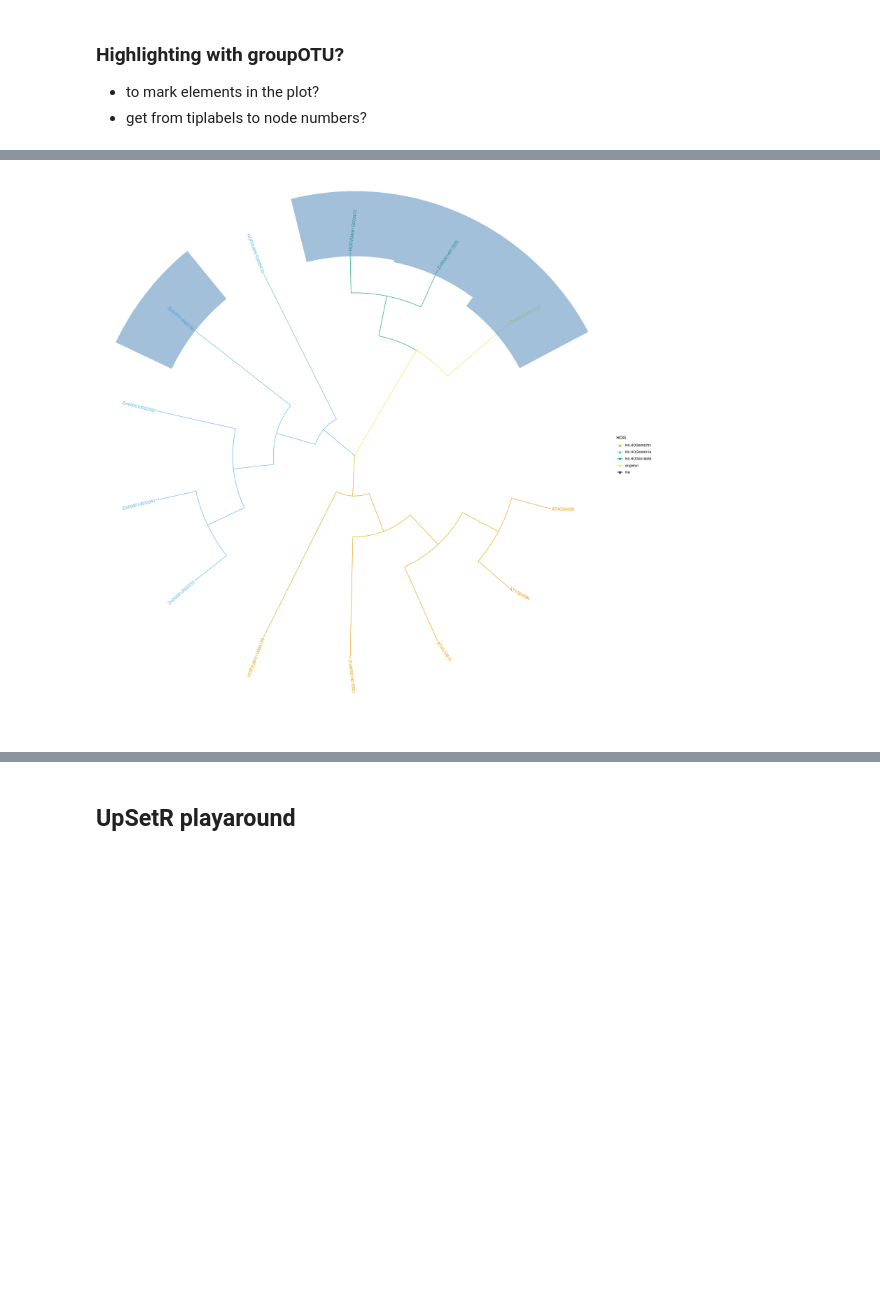
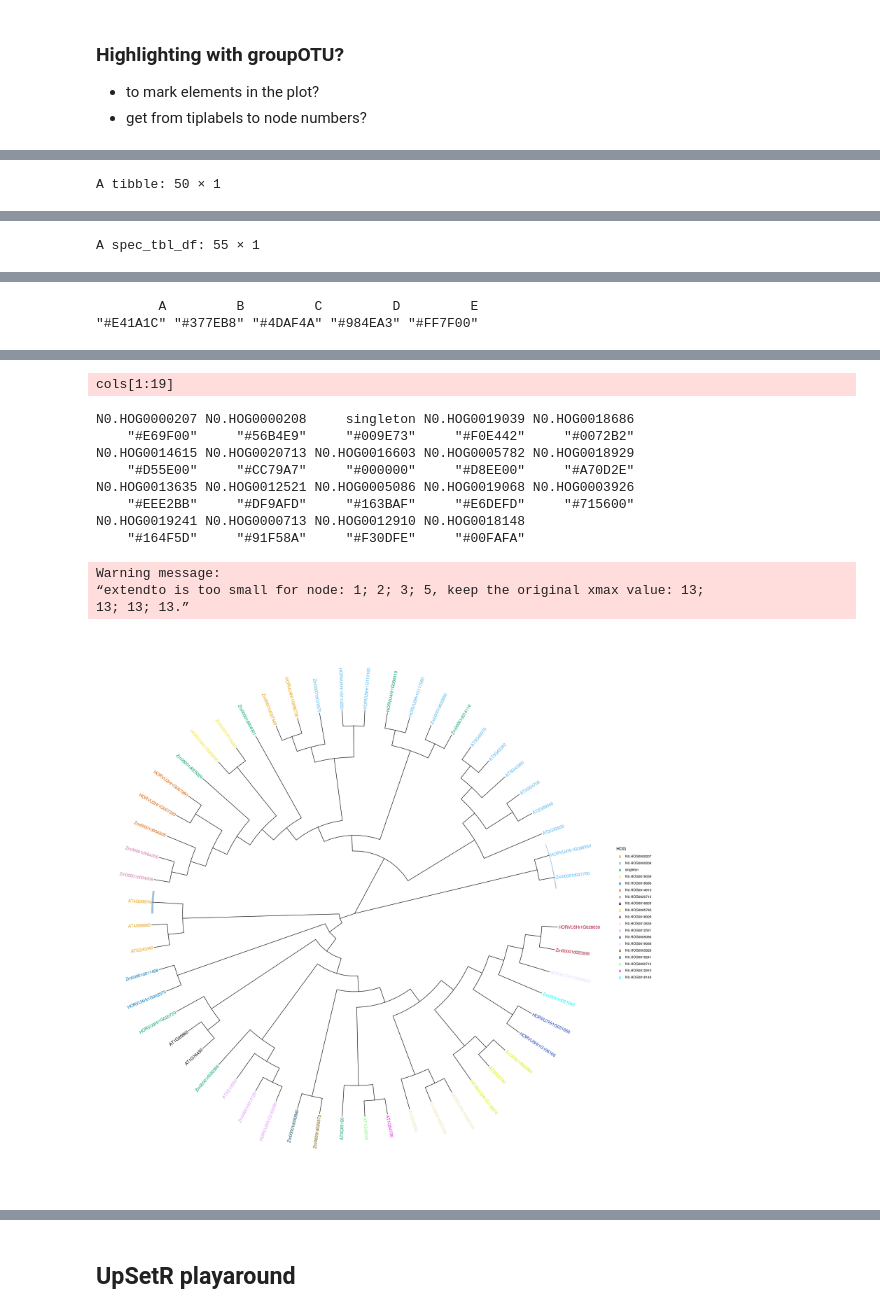
Before and after one commit to tgstoecker/A2TEA.WebApp, a Jupyter notebook: shiny_tests.ipynb, the cells around one changed output, grey strips where cells are left out. Cells and saved outputs as stored; diff of their text form; code cells hidden in the pictures; blank space fills up the shorter version.

Commit message:
coloring is more tricky than expected - legend already correct
an additional label named 0 is sometimes introduced - have to rework the groupOTU code a bit

```diff
--- a/shiny_tests.ipynb
+++ b/shiny_tests.ipynb
@@ -951,8 +1017,11 @@ pie(rep(1,37), col = cols)
 # %%
-my_tree <- HYPOTHESES.a2tea$hypothesis_1@expanded_OGs$N0.HOG0005781@tree
+my_tree <- HYPOTHESES.a2tea$hypothesis_1@expanded_OGs$N0.HOG0000207@tree
 #my_tree
-my_tree_HOG_genes <- HYPOTHESES.a2tea$hypothesis_1@expanded_OGs$N0.HOG0005781@genes_HOG
+my_tree_HOG_genes <- HYPOTHESES.a2tea$hypothesis_1@expanded_OGs$N0.HOG0000207@genes_HOG
 #my_tree_HOG_genes
+HYPOTHESES.a2tea$hypothesis_1@expanded_OGs$N0.HOG0000207@genes_HOG
+HYPOTHESES.a2tea$hypothesis_1@expanded_OGs$N0.HOG0000207@genes_extend_hits
+HYPOTHESES.a2tea$hypothesis_1@expanded_OGs$N0.HOG0000207@genes
 
 # access to all ids for each tip label ;D - as_tibble
 #groupOTU(my_tree, "Zm00001d013553", group_name = "my_tree_HOG_genes") %>% as_tibble
@@ -972,6 +1041,51 @@ el <- list()
 
     # reduce the list to unique tags
     el_split <- sapply(unique(names(el)), function(x) unname(unlist(el[names(el)==x])), simplify=FALSE)
+    #length(el_split)
+
+
+    x <- as_vector(HYPOTHESES.a2tea$hypothesis_1@expanded_OGs$N0.HOG0000207@genes)
+    #  pull(., HOG)
+    x
+
+    HOG_vec <- HOG_DE.a2tea %>%
+      filter(gene %in% x) %>%
+      arrange(match(gene, x)) %>%
+      distinct(HOG) %>% pull()
+    HOG_vec
+
+    dat <- data.frame(x=runif(10),y=runif(10),
+        grp = rep(LETTERS[1:5],each = 2),stringsAsFactors = TRUE)
+    library(RColorBrewer)
+    myColors <- brewer.pal(5,"Set1")
+    names(myColors) <- levels(dat$grp)
+    myColors
+
+
+    cols <- c(
+          '#E69F00','#56B4E9','#009E73','#F0E442','#0072B2','#D55E00','#CC79A7','#000000',
+          '#D8EE00','#A70D2E','#EEE2BB','#DF9AFD','#163BAF','#E6DEFD','#715600','#164F5D',
+          '#91F58A','#F30DFE','#00FAFA','#FF9F99','#FC7516','#FD0D8D','#FE83CD','#840086',
+          '#688B26','#225AFC','#8178B0','#0DFDC3','#B4EDDD','#CDBD4B','#88867C','#2A9AFE',
+          '#9D0060','#86382A','#FCBAD3','#E556DA'
+         )
+
+    names(cols) <- levels(factor(HOG_vec, levels = HOG_vec))
+    #colScale <- scale_colour_manual(name = "grp",values = myColors)
+    cols
+    message("cols[1:19]")
+    cols[1:19]
+
+#    HOG_vec <- HOG_DE.a2tea %>%
+#      filter(gene %in% x) %>%
+#      distinct(HOG) %>% pull()
+#    HOG_vec
+
+
+#    as_vector(
+#      HYPOTHESES.a2tea$hypothesis_1@expanded_OGs$N0.HOG0005781@genes
+#    )[1]
+
 
                 p_OTU <- ggtree(tr = my_tree,
                     layout = "circular",
@@ -979,16 +1093,17 @@ el <- list()
                                )
 
                 p <- groupOTU(p_OTU, el_split, 'HOG') +
-                       aes(color=HOG) +
+                       #aes(color=HOG) +
                        geom_tiplab(aes(color=HOG)) +
                        geom_hilight(mapping=aes(subset = node %in% c(1:3, 5)),
                                     extendto = 6.5,
                                    ) +
-                       scale_color_manual(values=cols, na.translate=TRUE, na.value = "black")
-                       #theme() +
+                       scale_color_manual(values=cols[1:19], breaks = levels(factor(HOG_vec, levels = HOG_vec))) #+
+#                       scale_colour_discrete(drop=TRUE,limits = levels(cols))
+#                       theme() +
                        # guides solves ugly legend design
                        # helpful link: https://aosmith.rbind.io/2020/07/09/ggplot2-override-aes/
-                       guides(color = guide_legend(override.aes = list(size = 10) ) )
+#                       guides(color = guide_legend(override.aes = list(size = 10) ) )
 
                 p
 
@@ -1022,0 +1129 @@ attr(,"class")
+A tibble: 50 × 1
@@ -1022,0 +1148 @@ attr(,"class")
+A spec_tbl_df: 55 × 1
@@ -1022,0 +1189,2 @@ attr(,"class")
+        A         B         C         D         E
+"#E41A1C" "#377EB8" "#4DAF4A" "#984EA3" "#FF7F00"
@@ -1023 +1207,13 @@ attr(,"class")
+cols[1:19]
+N0.HOG0000207 N0.HOG0000208     singleton N0.HOG0019039 N0.HOG0018686
+    "#E69F00"     "#56B4E9"     "#009E73"     "#F0E442"     "#0072B2"
+N0.HOG0014615 N0.HOG0020713 N0.HOG0016603 N0.HOG0005782 N0.HOG0018929
+    "#D55E00"     "#CC79A7"     "#000000"     "#D8EE00"     "#A70D2E"
+N0.HOG0013635 N0.HOG0012521 N0.HOG0005086 N0.HOG0019068 N0.HOG0003926
+    "#EEE2BB"     "#DF9AFD"     "#163BAF"     "#E6DEFD"     "#715600"
+N0.HOG0019241 N0.HOG0000713 N0.HOG0012910 N0.HOG0018148
+    "#164F5D"     "#91F58A"     "#F30DFE"     "#00FAFA"
+Warning message:
+“extendto is too small for node: 1; 2; 3; 5, keep the original xmax value: 13;
+13; 13; 13.”
-[figure, old version]
+[figure, new version]
```
Also changed, not shown: parts of 6 cells of this notebook.
